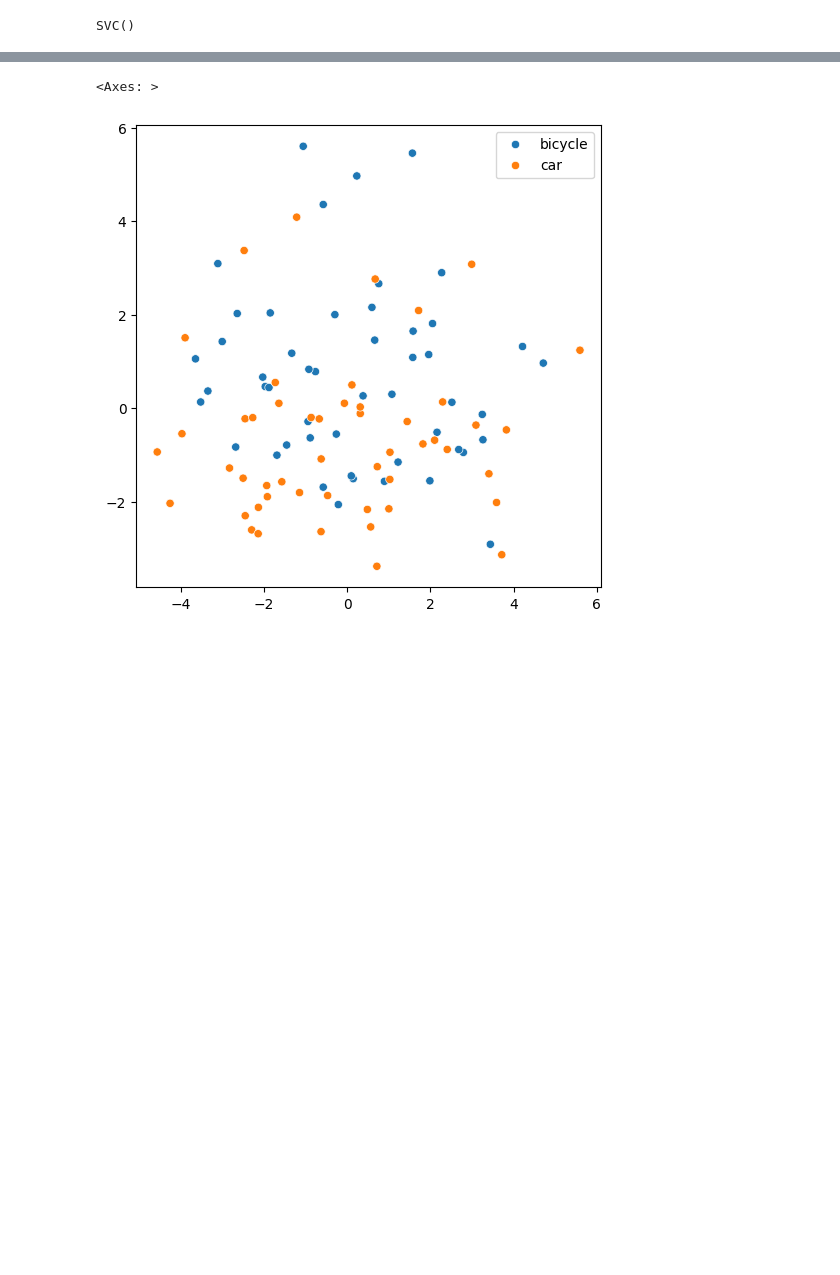
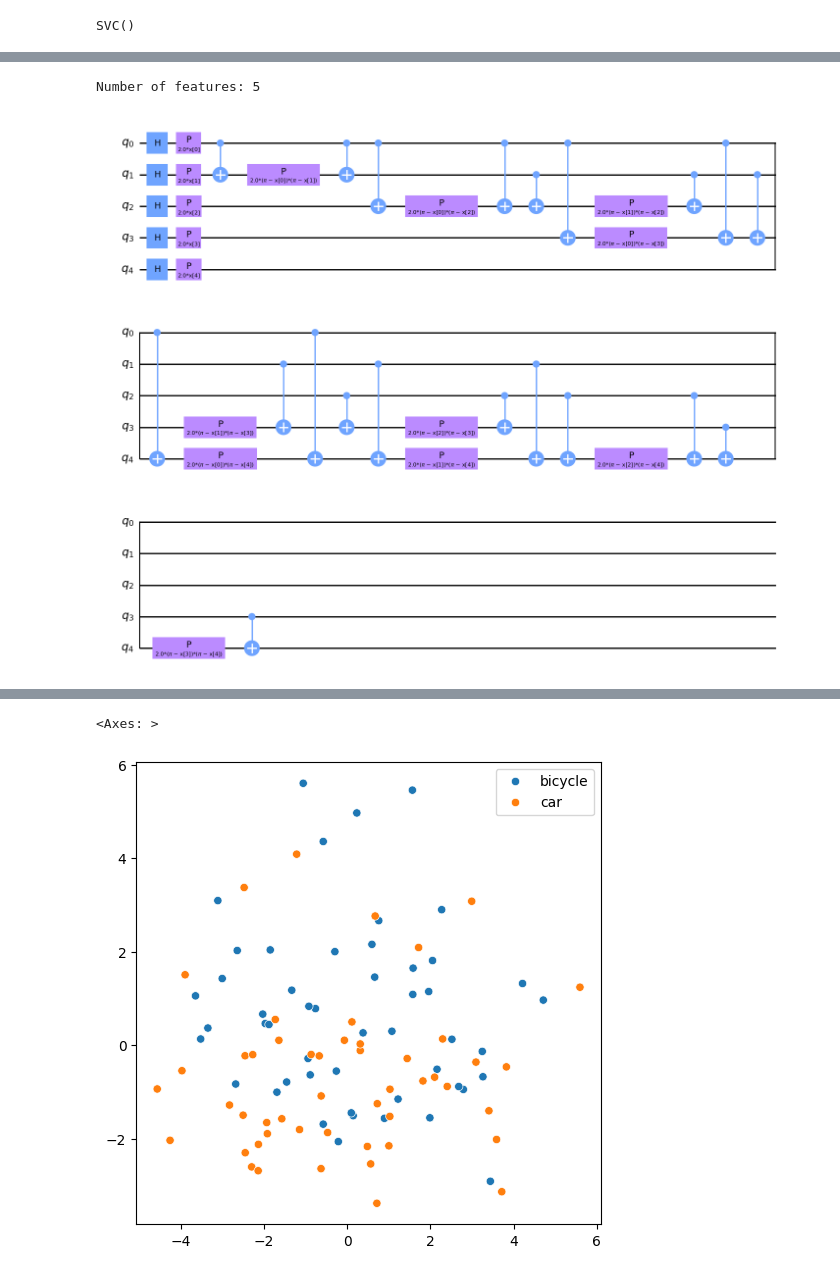
Before and after one commit to Rithvik-Rajesh/classical-quantum-sketch-ml, a Jupyter notebook: Quantum/QML.ipynb, the cells around one changed output, grey strips where cells are left out. Saved outputs shown, nothing was run; the diff lists cells and outputs as text; code cells hidden in the pictures; blank space fills up the shorter version.

```diff
--- a/Quantum/QML.ipynb
+++ b/Quantum/QML.ipynb
@@ -155,10 +155,11 @@ Classical SVC on the test dataset:     0.85
 # %%
+num_features = features.shape[1]
+print(f"Number of features: {num_features}")
 
-
-# num_features = features.shape[1]
-# print(f"Number of features: {num_features}")
-
-# feature_map = ZZFeatureMap(feature_dimension=num_features, reps=1)
-# feature_map.decompose().draw(output="mpl", style="clifford", fold=20)
+feature_map = ZZFeatureMap(feature_dimension=num_features, reps=1)
+feature_map.decompose().draw(output="mpl", style="clifford", fold=20)
+# %% [output]
+Number of features: 5
+[figure, added]
 # %%
 
```
Also changed, not shown: parts of 7 cells of this notebook, 10 other files.
